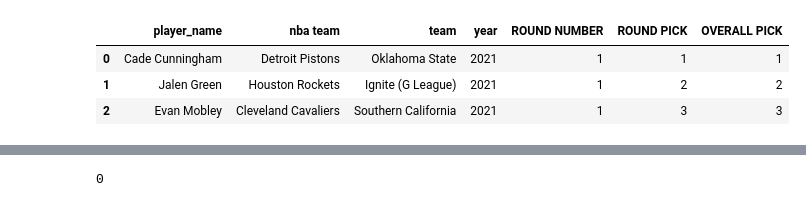
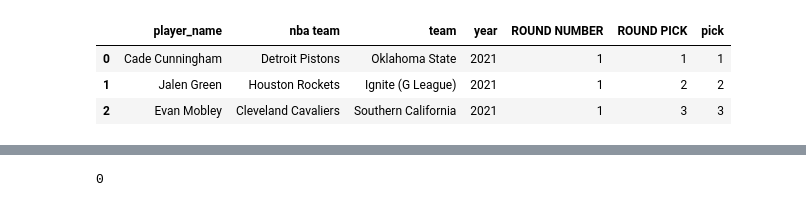
Before and after one commit to WWatkins142/project-4-team-pikachu, a Jupyter notebook: NBA_draft_Part_1.ipynb, the cells around one changed output, grey strips where cells are left out. Drawn from its saved outputs; the diff is of its cells as text; code cells hidden in the pictures.

```diff
--- a/NBA_draft_Part_1.ipynb
+++ b/NBA_draft_Part_1.ipynb
@@ -6,9 +6,9 @@ import csv
 import numpy as np
 # %%
 #Import files
-collegeBball = "CollegeBasketballPlayers2009-2021.csv"
-currcollegeBball = "CollegeBasketballPlayers2022.csv"
-draftPlayers = "DraftedPlayers2009-2021.csv"
+collegeBball = "Resources/CollegeBasketballPlayers2009-2021.csv"
+currcollegeBball = "Resources/CollegeBasketballPlayers2022.csv"
+draftPlayers = "Resources/DraftedPlayers2009-2021.csv"
 # %%
 #College Players 2009-2021 Dataframe
 pastColPlayersDF = pd.read_csv(collegeBball)
@@ -42,10 +44,10 @@ draftPlayersDF.head()
 | 4 | Jalen Suggs | Orlando Magic | Gonzaga | 2021 | 1 | 5 | 5 |
 # %%
 # rename player column in draftPlayersDF
-draftPlayersDF = draftPlayersDF.rename(columns={"PLAYER":"player_name","TEAM":"nba team","AFFILIATION":"team","YEAR":"year"})
+draftPlayersDF = draftPlayersDF.rename(columns={"PLAYER":"player_name","TEAM":"nba team","AFFILIATION":"team","YEAR":"year", "OVERALL PICK":"pick"})
 draftPlayersDF.head(3)
 # %% [output]
-|  | player_name | nba team | team | year | ROUND NUMBER | ROUND PICK | OVERALL PICK |
+|  | player_name | nba team | team | year | ROUND NUMBER | ROUND PICK | pick |
 | 0 | Cade Cunningham | Detroit Pistons | Oklahoma State | 2021 | 1 | 1 | 1 |
 | 1 | Jalen Green | Houston Rockets | Ignite (G League) | 2021 | 1 | 2 | 2 |
 | 2 | Evan Mobley | Cleveland Cavaliers | Southern California | 2021 | 1 | 3 | 3 |
```
Also changed, not shown: parts of 22 cells of this notebook, 2 other files.
